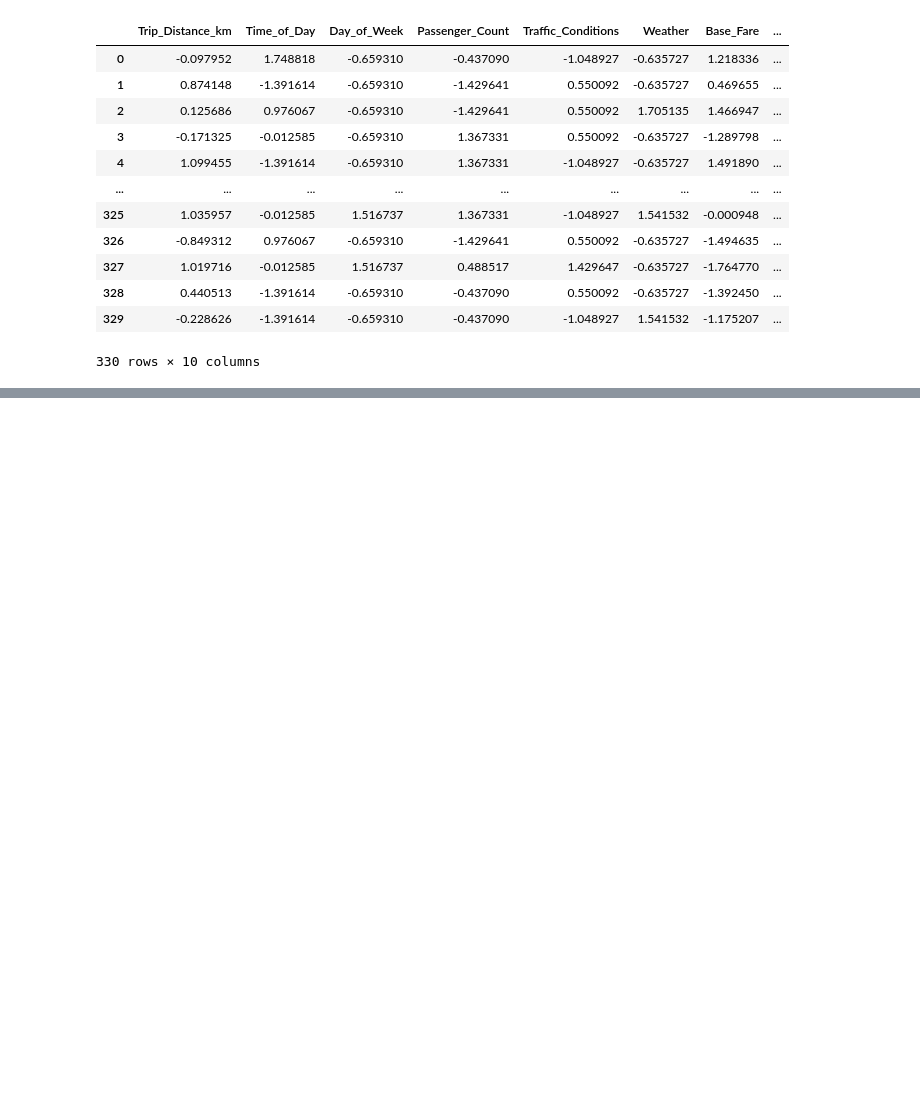
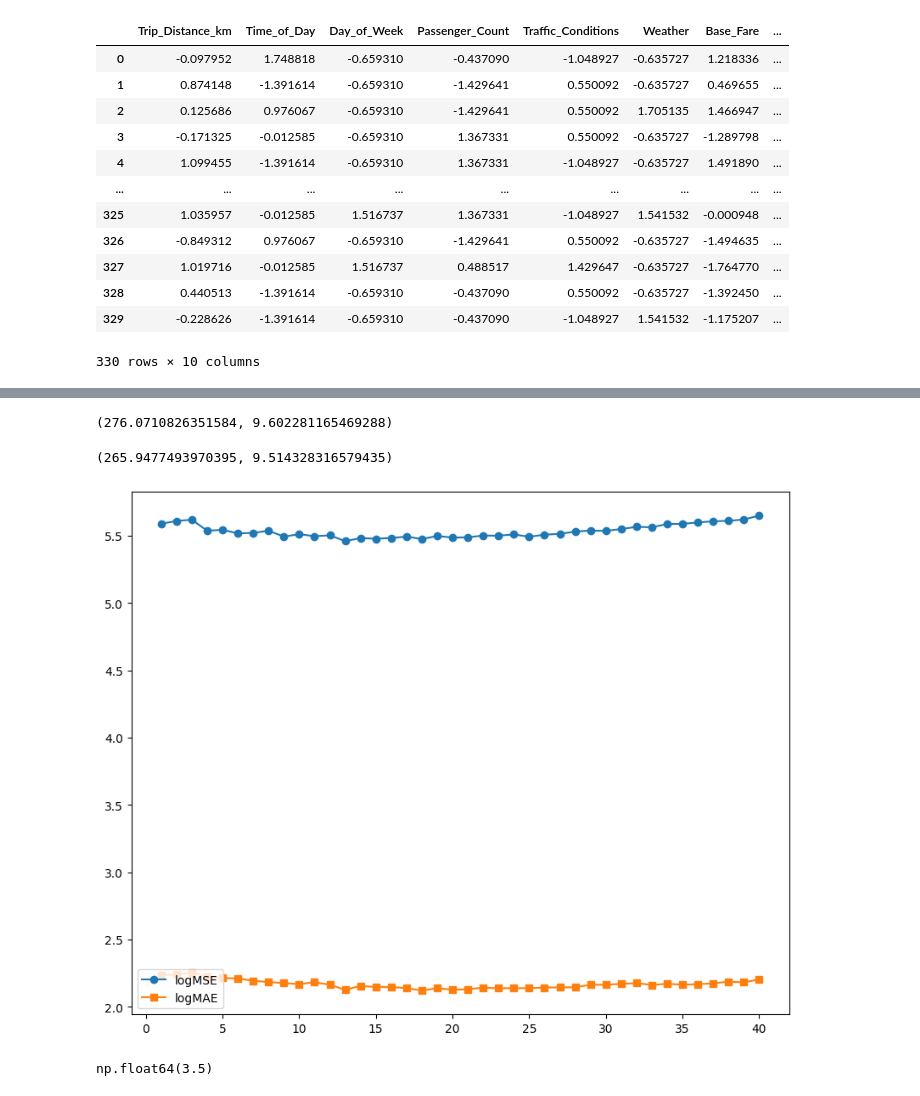
Before and after one commit to VIVALDI142857/ClassificationModelsParams, a Jupyter notebook: regression_parameters.ipynb, the cells around one changed output, grey strips where cells are left out. Cells and saved outputs as stored; diff of their text form; code cells hidden in the pictures; blank space fills up the shorter version.

```diff
--- a/regression_parameters.ipynb
+++ b/regression_parameters.ipynb
@@ -434,0 +573,74 @@ random_optimization_regression(X_train, X_test, y_train, y_test, mod='XGBoost')
+# %%
+params = {'objective' :'reg:squarederror',
+          'booster': 'dart',
+          'rate_drop': 0.002,
+          'skip_drop': 0.22,
+          'n_estimators': 500}
+
+dtrain = xgb.DMatrix(data=X_train, label=y_train)
+dtest = xgb.DMatrix(data=X_test, label=y_test)
+model = xgb.XGBRegressor(**params)
+model.fit(X_train, y_train)
+y_pred = model.predict(X_test)
+mae = mean_absolute_error(y_test, y_pred)
+mse = mean_squared_error(y_test, y_pred)
+
+float(mse), float(mae)
+# %% [output]
+(276.0710826351584, 9.602281165469288)
+# %%
+params = {'objective' :'reg:squarederror',
+          'booster': 'dart',
+          'rate_drop': 0.002,
+          'skip_drop': 0.22,
+          'n_estimators': 100,
+          'reg_alpha': 0.2,
+          'reg_lambda': 0.2}
+
+dtrain = xgb.DMatrix(data=X_train, label=y_train)
+dtest = xgb.DMatrix(data=X_test, label=y_test)
+model = xgb.XGBRegressor(**params)
+model.fit(X_train, y_train)
+y_pred = model.predict(X_test)
+mae = mean_absolute_error(y_test, y_pred)
+mse = mean_squared_error(y_test, y_pred)
+
+float(mse), float(mae)
+# %% [output]
+(265.9477493970395, 9.514328316579435)
+# %%
+mses = []
+maes = []
+c = 0
+for i in range(40):
+    params = {'objective' :'reg:squarederror',
+            'booster': 'dart',
+            'rate_drop': 0.002,
+            'skip_drop': 0.22,
+            'n_estimators': 100,
+            'reg_alpha': np.arange(1, 201, 5)[c],
+            'reg_lambda': np.arange(1, 201, 5)[c]}
+    c += 1
+    dtrain = xgb.DMatrix(data=X_train, label=y_train)
+    dtest = xgb.DMatrix(data=X_test, label=y_test)
+    model = xgb.XGBRegressor(**params)
+    model.fit(X_train, y_train)
+    y_pred = model.predict(X_test)
+    mae = mean_absolute_error(y_test, y_pred)
+    mse = mean_squared_error(y_test, y_pred)
+    mses.append(np.log(mse))
+    maes.append(np.log(mae))
+
+
+plt.figure(figsize=(10, 8))
+plt.plot(range(1, 41), mses, marker='o', label='logMSE')
+plt.plot(range(1, 41), maes, marker='s', label='logMAE')
+plt.legend(loc='lower left')
+plt.show()
+# %% [output]
+[figure, added]
+# %%
+arr = np.arange(0, 100, 3.5)[1]
+arr
+# %% [output]
+np.float64(3.5)
```
Also changed, not shown: parts of 27 cells of this notebook.
